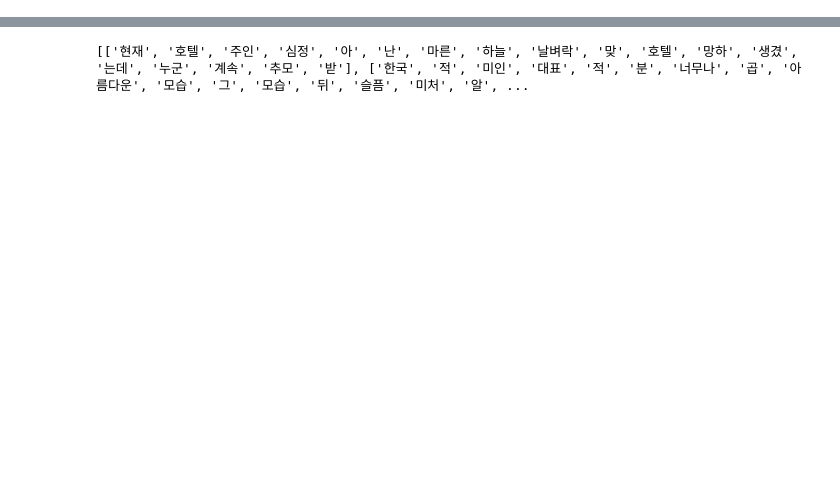
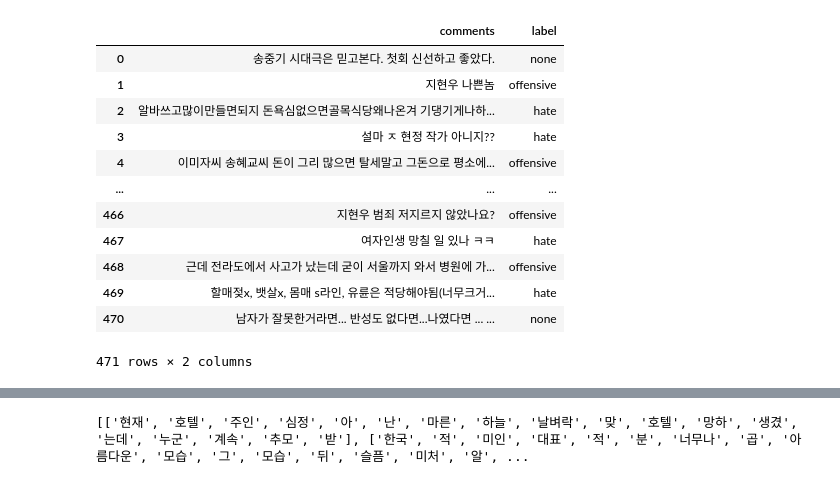
Before and after one commit to Aesol-Ahn/korean-toxic-comments, a Jupyter notebook: JO/noname_20.11.06.ipynb, the cells around one changed output, grey strips where cells are left out. Saved outputs shown, nothing was run; the diff lists cells and outputs as text; code cells hidden in the pictures; blank space fills up the shorter version.

```diff
--- a/JO/noname_20.11.06.ipynb
+++ b/JO/noname_20.11.06.ipynb
@@ -40,0 +41,17 @@ data
+# %%
+data2 = pd.read_csv("data/dev.hate.csv")
+data2
+# %% [output]
+|  | comments | label |
+| 0 | 송중기 시대극은 믿고본다. 첫회 신선하고 좋았다. | none |
+| 1 | 지현우 나쁜놈 | offensive |
+| 2 | 알바쓰고많이만들면되지 돈욕심없으면골목식당왜나온겨 기댕기게나하... | hate |
+| 3 | 설마 ㅈ 현정 작가 아니지?? | hate |
+| 4 | 이미자씨 송혜교씨 돈이 그리 많으면 탈세말고 그돈으로 평소에... | offensive |
+| ... | ... | ... |
+| 466 | 지현우 범죄 저지르지 않았나요? | offensive |
+| 467 | 여자인생 망칠 일 있나 ㅋㅋ | hate |
+| 468 | 근데 전라도에서 사고가 났는데 굳이 서울까지 와서 병원에 가... | offensive |
+| 469 | 할매젖x, 뱃살x, 몸매 s라인, 유륜은 적당해야됨(너무크거... | hate |
+| 470 | 남자가 잘못한거라면... 반성도 없다면...나였다면 ... ... | none |
+471 rows × 2 columns
```
Also changed, not shown: parts of 31 cells of this notebook, 4 other files.
